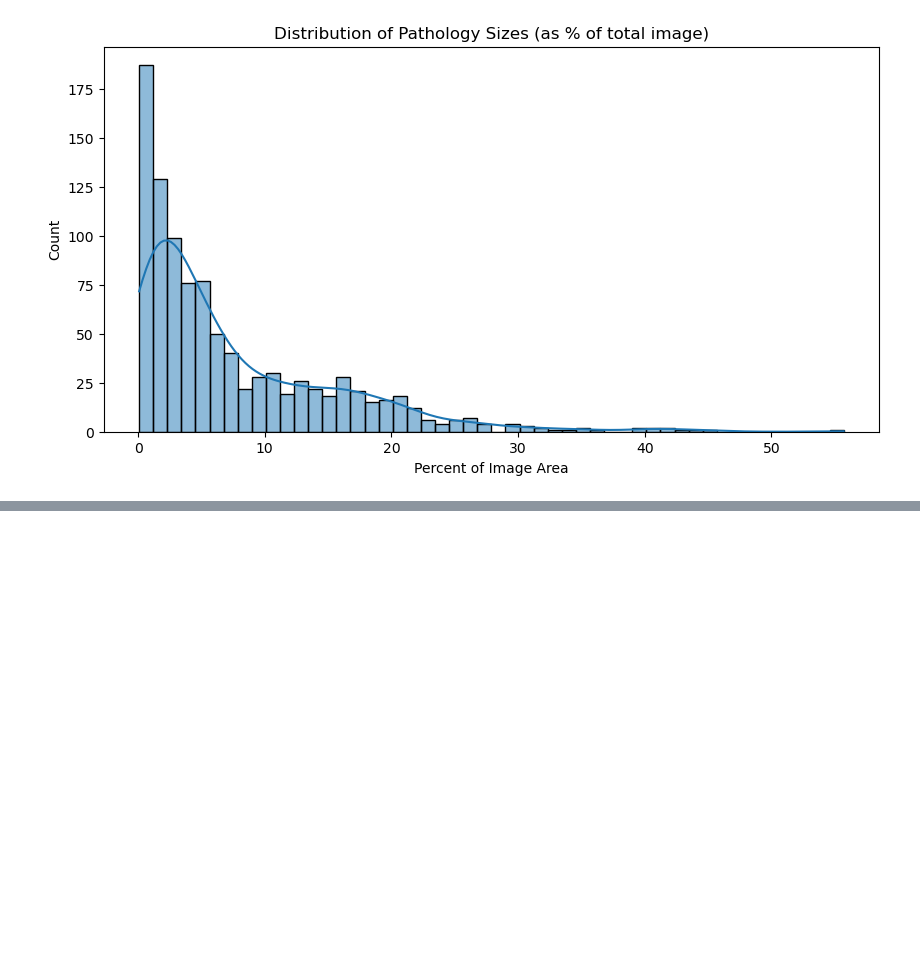
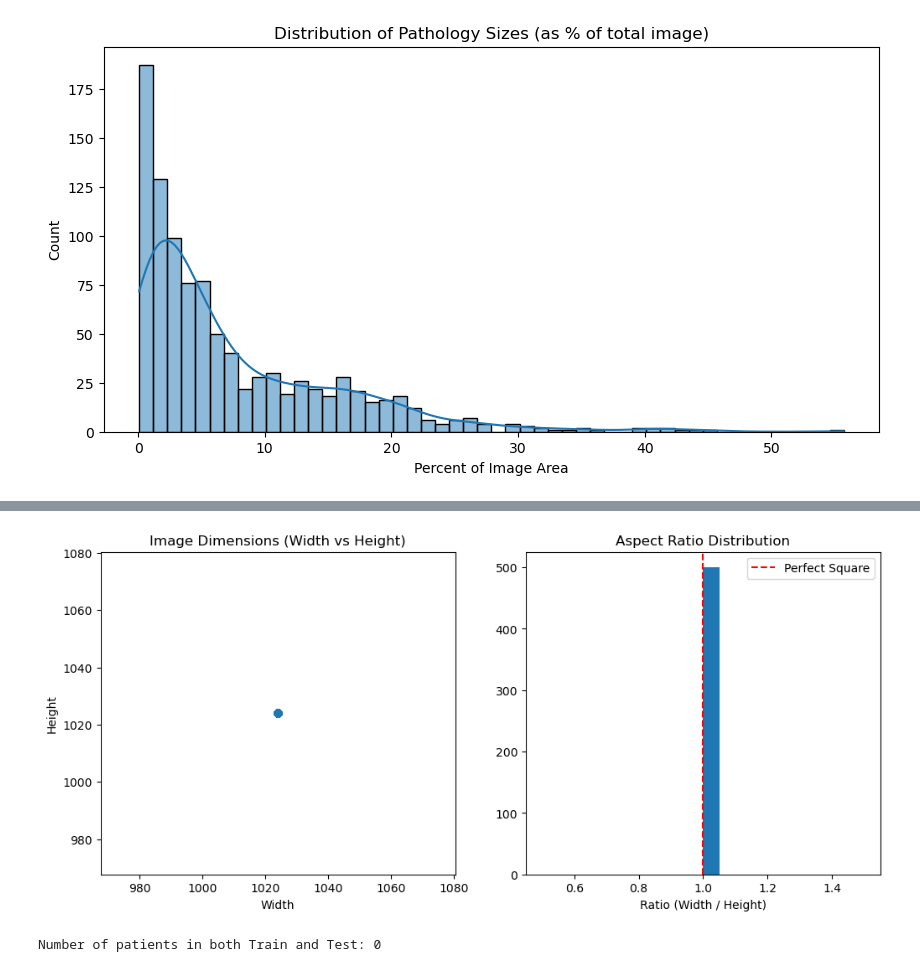
Before and after one commit to k-phantastic/NIH-XRay-Segmentation, a Jupyter notebook: metadata_eda.ipynb, the cells around one changed output, grey strips where cells are left out. Saved outputs shown, nothing was run; the diff lists cells and outputs as text; code cells hidden in the pictures; blank space fills up the shorter version.

```diff
--- a/metadata_eda.ipynb
+++ b/metadata_eda.ipynb
@@ -285,0 +325,52 @@ plt.show()
+# %%
+widths = []
+heights = []
+ratios = []
+
+# Sample 1000 images
+for path in image_paths[:1000]:
+    img = cv2.imread(path, 0)
+    if img is not None:
+        h, w = img.shape
+        widths.append(w)
+        heights.append(h)
+        ratios.append(w / h)
+
+plt.figure(figsize=(12, 5))
+
+# Plot 1: Scatter of Dimensions
+plt.subplot(1, 2, 1)
+plt.scatter(widths, heights, alpha=0.5)
+plt.title("Image Dimensions (Width vs Height)")
+plt.xlabel("Width")
+plt.ylabel("Height")
+
+# Plot 2: Aspect Ratio Histogram
+plt.subplot(1, 2, 2)
+plt.hist(ratios, bins=20)
+plt.title("Aspect Ratio Distribution")
+plt.xlabel("Ratio (Width / Height)")
+plt.axvline(x=1.0, color='r', linestyle='--', label="Perfect Square")
+plt.legend()
+plt.show()
+# %% [output]
+[figure, added]
+# %%
+# Assuming 'df' is your Data_Entry_2017 dataframe
+from sklearn.model_selection import train_test_split
+
+patients = df['Patient ID'].unique()
+
+# Split by PATIENT, not by Image
+train_patients, test_patients = train_test_split(patients, test_size=0.2, random_state=42)
+
+# Create the actual DataFrames
+train_df = df[df['Patient ID'].isin(train_patients)]
+test_df = df[df['Patient ID'].isin(test_patients)]
+
+# Verification
+overlap = set(train_df['Patient ID']).intersection(set(test_df['Patient ID']))
+print(f"Number of patients in both Train and Test: {len(overlap)}")
+# This MUST be 0 in order to be blinded
+# %% [output]
+Number of patients in both Train and Test: 0
```
Also changed, not shown: parts of 3 cells of this notebook, 1 other file.
